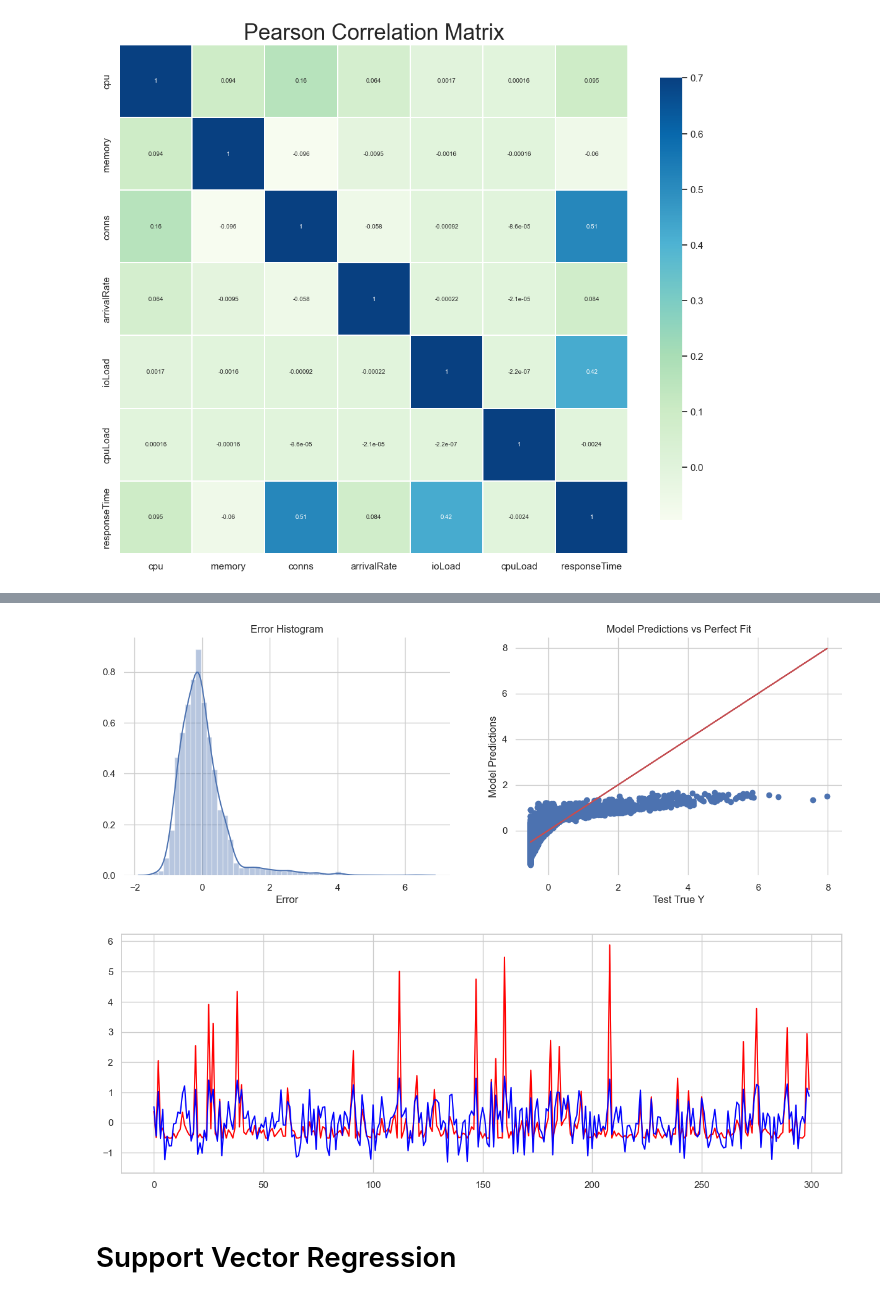
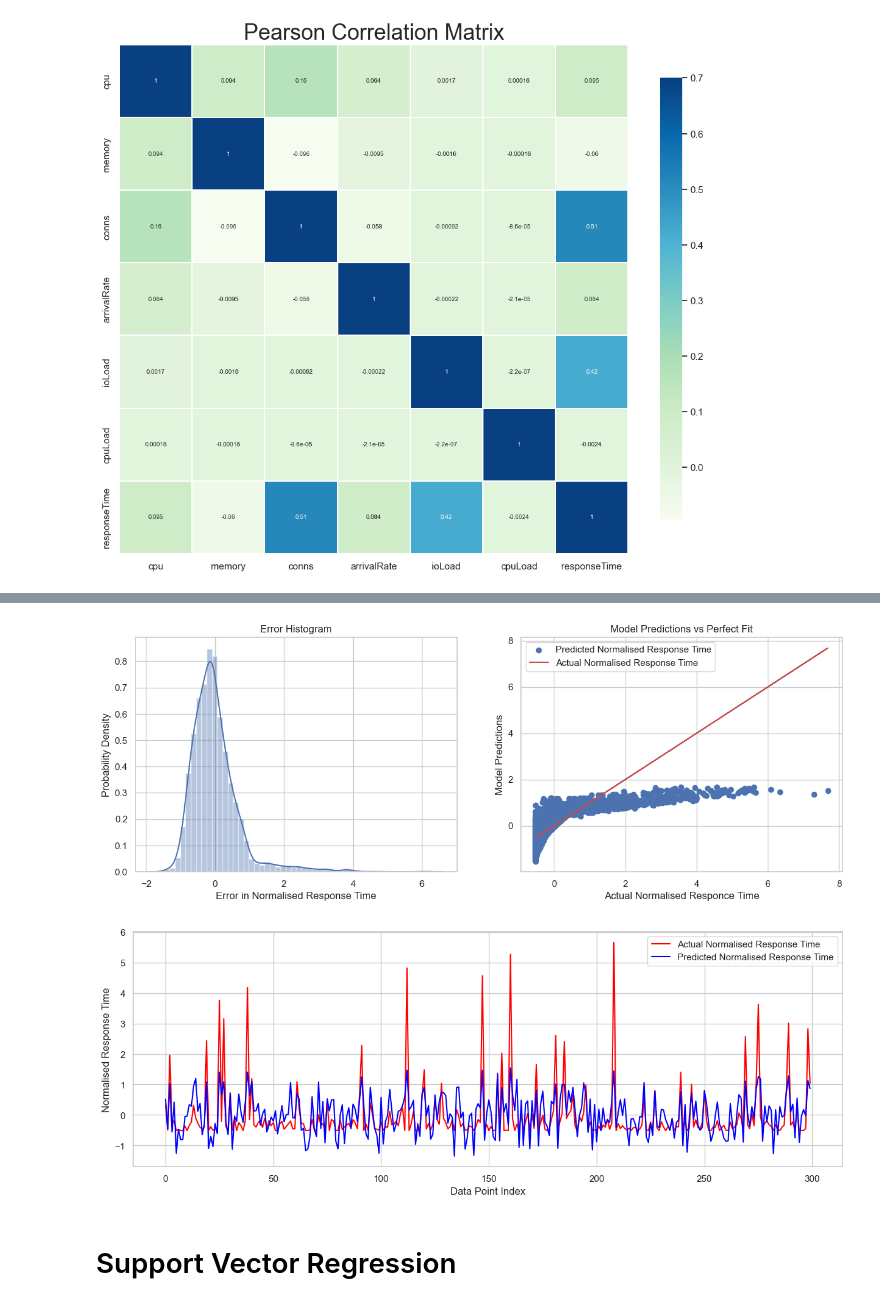
Before and after one commit to rickydebojeet/data-perf, a Jupyter notebook: data_models/ml_models.ipynb, the cells around one changed output, grey strips where cells are left out. Drawn from its saved outputs; the diff is of its cells as text; code cells hidden in the pictures.

Commit message:
fix: added plots

```diff
--- a/data_models/ml_models.ipynb
+++ b/data_models/ml_models.ipynb
@@ -184,23 +188,27 @@ def fit_and_evaluate(model, X_train, y_train, X_test, y_test):
 def error_analysis(predictions, y_values):
     f, axes = plt.subplots(1, 2,figsize=(15,5))
     # Our model predictions
-    plt.scatter(y_values,predictions)
+    plt.scatter(y_values,predictions, label='Predicted Normalised Response Time')
     # Perfect predictions
-    plt.plot(y_values,y_values,'r')
+    plt.plot(y_values,y_values,'r', label='Actual Normalised Response Time')
+    plt.legend()
     value_size = len(y_values)
     errors = y_values.reshape(value_size, 1) - predictions
     sns.distplot(errors, ax=axes[0])
 
-    sns.despine(left=True, bottom=True)
-    axes[0].set(xlabel='Error', ylabel='', title='Error Histogram')
-    axes[1].set(xlabel='Test True Y', ylabel='Model Predictions', title='Model Predictions vs Perfect Fit')
+    # sns.despine(left=True, bottom=True)
+    axes[0].set(xlabel='Error in Normalised Response Time', ylabel='Probability Density', title='Error Histogram')
+    axes[1].set(xlabel='Actual Normalised Responce Time', ylabel='Model Predictions', title='Model Predictions vs Perfect Fit')
 
 # Results Comparision
 def results_comparison(predictions, y_values):
     y_values = np.array(y_values).reshape(-1,1)
     plt.figure(figsize=(15,5))
 
-    plt.plot(y_values[:300,:], color = 'red')
-    plt.plot(predictions[:300], color = 'blue')
+    plt.plot(y_values[:300,:], color = 'red', label = 'Actual Normalised Response Time')
+    plt.plot(predictions[:300], color = 'blue', label = 'Predicted Normalised Response Time')
+    plt.legend()
+    plt.xlabel('Data Point Index')
+    plt.ylabel('Normalised Response Time')
     plt.show()
 # %% [markdown]
@@ -208,18 +215,0 @@ def results_comparison(predictions, y_values):
-# %%
-# k-fold CV (using all the features)
-folds = KFold(n_splits = 5, shuffle = True, random_state = 100)
-hyper_params = [{'n_features_to_select': list(range(1, 7))}]
-
-lm = LinearRegression()
-lm.fit(X_train, y_train)
-rfe = RFE(lm)
-
-model_cv = GridSearchCV(estimator = rfe,
-                        param_grid = hyper_params,
-                        scoring= 'r2',
-                        cv = folds,
-                        verbose = 1,
-                        return_train_score=True)
-
-# fit the model
-model_cv.fit(X_train, y_train)
@@ -287,0 +216,5 @@ Name: responseTime, dtype: float64
+# %%
+lr = LinearRegression()
+lr_predictions = fit_and_evaluate(lr, X_train, y_train, X_test, y_test)
+
+lr_mape = mean_absolute_percentage_error(y_test,lr_predictions)
@@ -288,9 +239,9 @@ Name: responseTime, dtype: float64
 # %%
-error_analysis(predictions, y_test)
-results_comparison(predictions, y_test)
+error_analysis(lr_predictions, y_test)
+results_comparison(lr_predictions, y_test)
 # %% [output]
-[figure, old version]
+[figure, new version]
-[figure, old version]
+[figure, new version]
 # %% [markdown]
 # Support Vector Regression
 # %%
```
Also changed, not shown: parts of 46 cells of this notebook.
